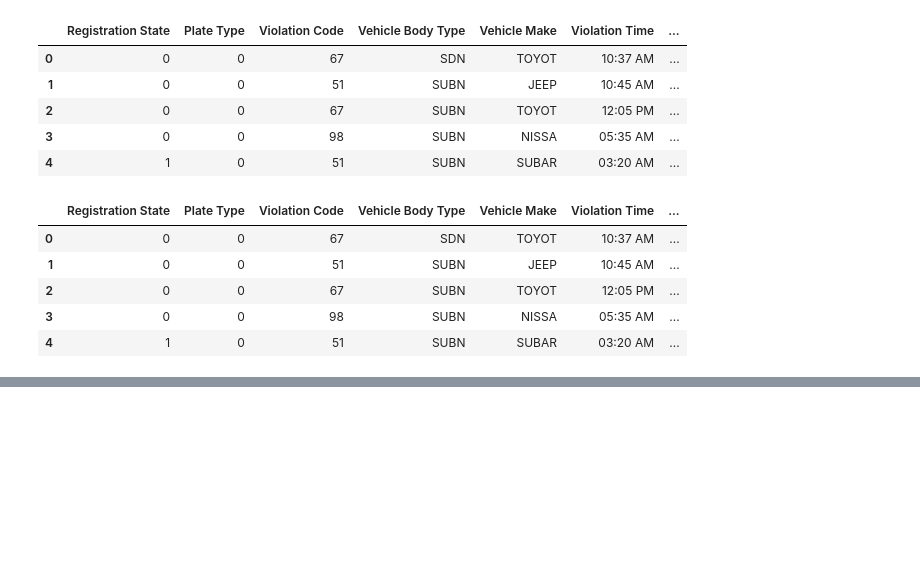
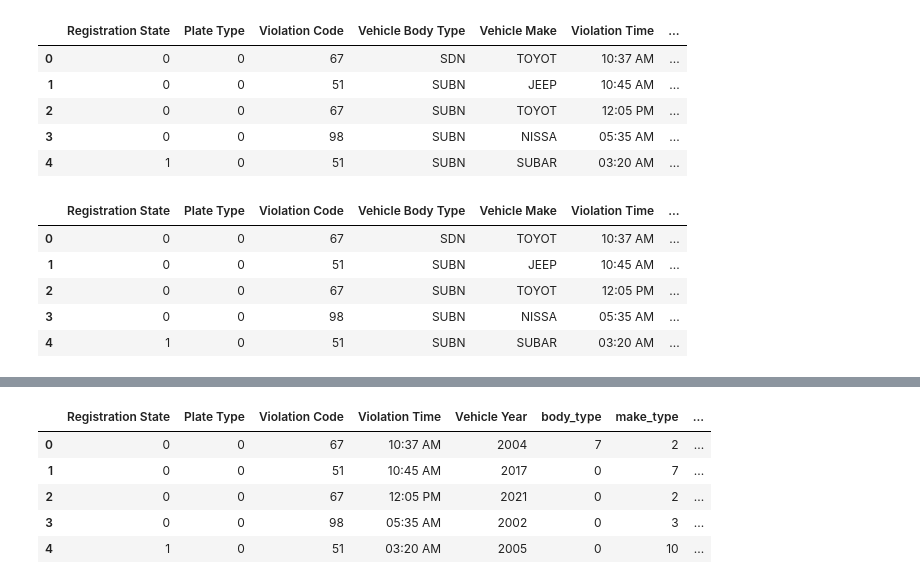
Before and after one commit to chojunhyun94/Parking_Violations_NYC, a Jupyter notebook: Notebooks/parking_violations_ml.ipynb, the cells around one changed output, grey strips where cells are left out. Cells and saved outputs as stored; diff of their text form; code cells hidden in the pictures; blank space fills up the shorter version.

```diff
--- a/Notebooks/parking_violations_ml.ipynb
+++ b/Notebooks/parking_violations_ml.ipynb
@@ -97,6 +97,18 @@ make_types = {
     'SUBAR':10,
     'LEXUS':11
 }
+
+color_types = {
+    'RED': 1,
+    'BLK': 2,
+    'BLU': 3,
+    'WHT': 4,
+    'GRN': 5,
+    'GRY': 6,
+    'ORG' : 7,
+    'BRN' : 8,
+    'OTH' : 9
+}
 # %%
 #jc
 df['Plate Type'] = df['Plate Type'].apply(lambda x: plate_types[x] if (x in plate_types) else 8)
@@ -263,3 +275,6 @@ df.head(5)
 | 2 | 0 | 0 | 67 | SUBN | TOYOT | 12:05 PM | ... |
 | 3 | 0 | 0 | 98 | SUBN | NISSA | 05:35 AM | ... |
 | 4 | 1 | 0 | 51 | SUBN | SUBAR | 03:20 AM | ... |
+# %%
+#aw
+df["color_type"] = df["Vehicle Color"].apply(lambda x: color_types[x] if x in color_types else 9)
@@ -265,0 +290,10 @@ df.head(5)
+# %%
+df = df.drop(columns = ['Vehicle Body Type', 'Vehicle Make', 'Vehicle Color'])
+df.head()
+# %% [output]
+|  | Registration State | Plate Type | Violation Code | Violation Time | Vehicle Year | body_type | make_type | ... |
+| 0 | 0 | 0 | 67 | 10:37 AM | 2004 | 7 | 2 | ... |
+| 1 | 0 | 0 | 51 | 10:45 AM | 2017 | 0 | 7 | ... |
+| 2 | 0 | 0 | 67 | 12:05 PM | 2021 | 0 | 2 | ... |
+| 3 | 0 | 0 | 98 | 05:35 AM | 2002 | 0 | 3 | ... |
+| 4 | 1 | 0 | 51 | 03:20 AM | 2005 | 0 | 10 | ... |
```
Also changed, not shown: parts of 1 cell of this notebook, 1 other file.
